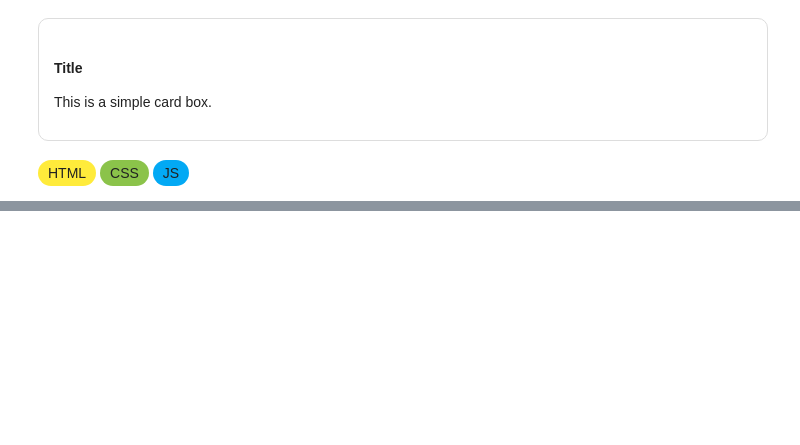
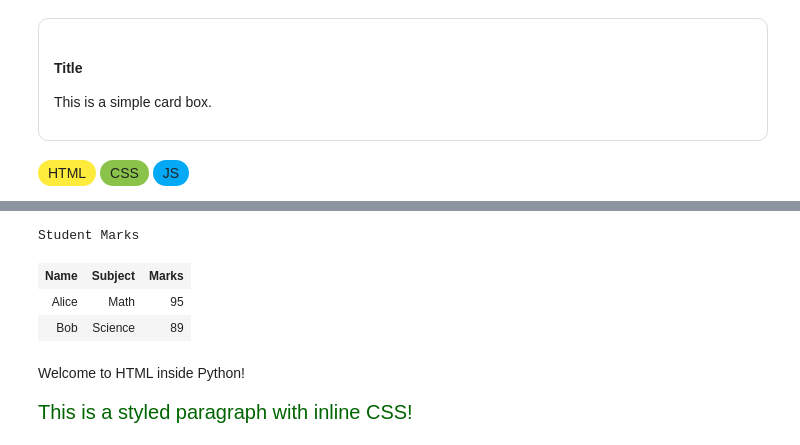
Before and after one commit to sahilgumpu/pynotes, a Jupyter notebook: notebooks/basics/web_development_notes.ipynb, the cells around one changed output, grey strips where cells are left out. Cells and saved outputs as stored; diff of their text form; code cells hidden in the pictures; blank space fills up the shorter version.

```diff
--- a/notebooks/basics/web_development_notes.ipynb
+++ b/notebooks/basics/web_development_notes.ipynb
@@ -847,0 +1408,45 @@ HTML CSS JS
+# %%
+html_table = """
+<h3>Student Marks</h3>
+<table border="1" cellpadding="5">
+  <tr>
+    <th>Name</th>
+    <th>Subject</th>
+    <th>Marks</th>
+  </tr>
+  <tr>
+    <td>Alice</td>
+    <td>Math</td>
+    <td>95</td>
+  </tr>
+  <tr>
+    <td>Bob</td>
+    <td>Science</td>
+    <td>89</td>
+  </tr>
+</table>
+"""
+display(HTML(html_table))
+# %% [output]
+Student Marks
+| Name | Subject | Marks |
+| Alice | Math | 95 |
+| Bob | Science | 89 |
+# %%
+html_marquee = """
+<marquee behavior="scroll" direction="left" style="color: blue; font-weight: bold;">
+  Welcome to HTML inside Python!
+</marquee>
+"""
+display(HTML(html_marquee))
+# %% [output]
+Welcome to HTML inside Python!
+# %%
+html_styled_text = """
+<p style="color: darkgreen; font-size: 20px; font-family: Arial;">
+  This is a styled paragraph with inline CSS!
+</p>
+"""
+display(HTML(html_styled_text))
+# %% [output]
+This is a styled paragraph with inline CSS!
```
Also changed, not shown: parts of 26 cells of this notebook, 3 other files.
